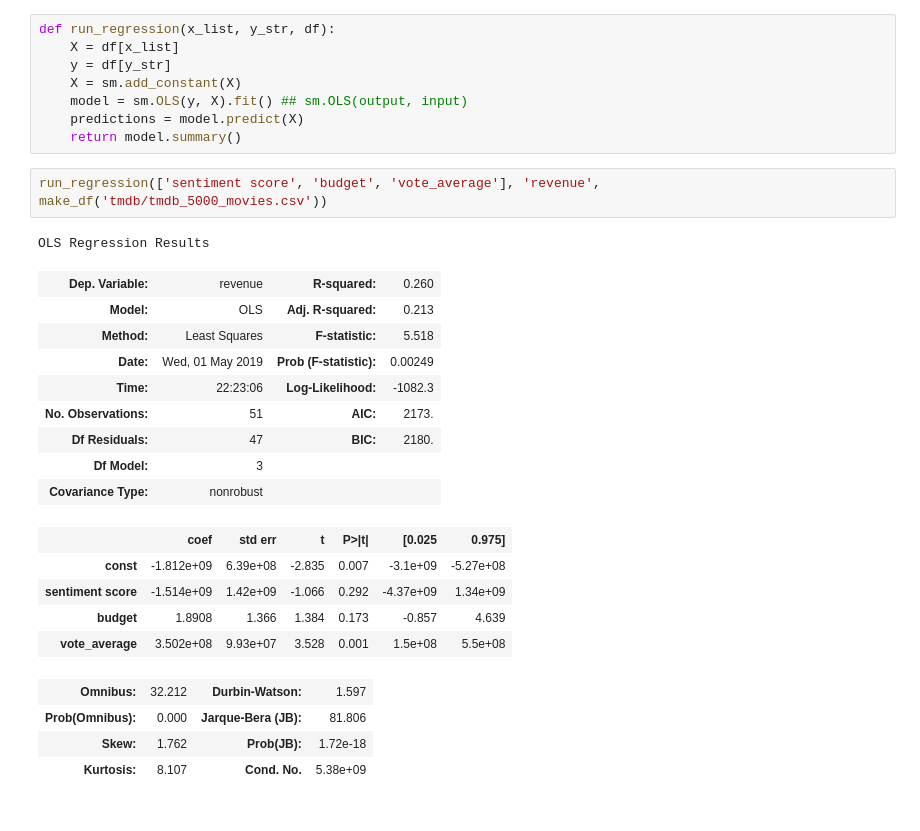
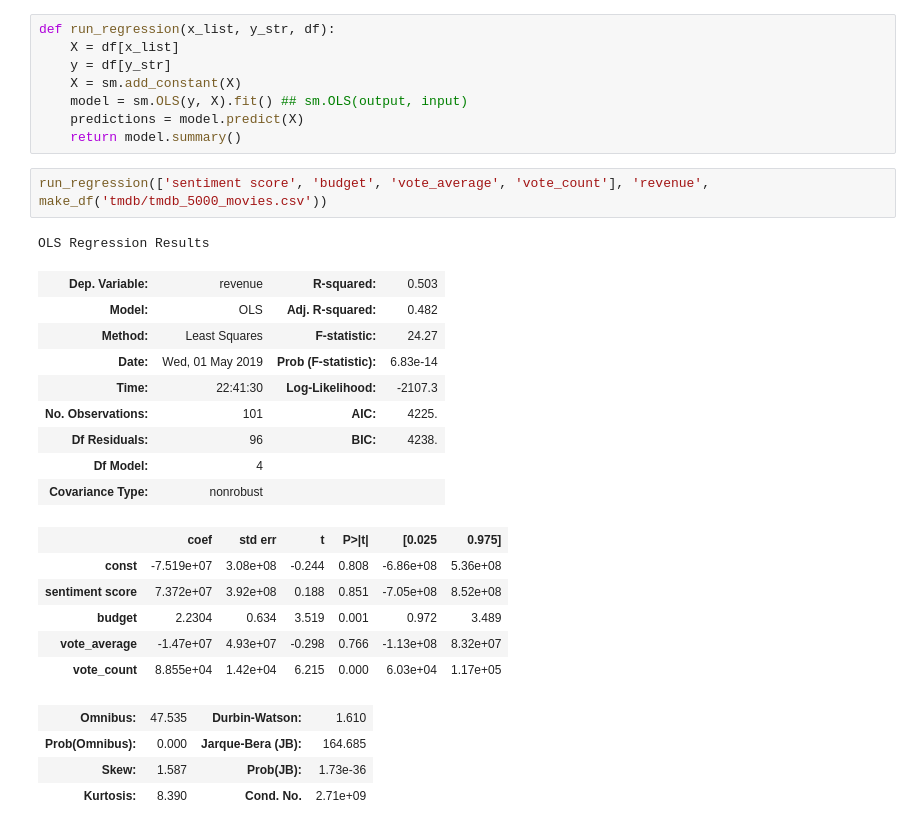
Before and after one commit to j-lei/375, a Jupyter notebook: Regression.ipynb, the cells around one changed output. Drawn from its saved outputs; the diff is of its cells as text.

```diff
--- a/Regression.ipynb
+++ b/Regression.ipynb
@@ -37,24 +37,25 @@ def run_regression(x_list, y_str, df):
     predictions = model.predict(X)
     return model.summary()
 # %%
-run_regression(['sentiment score', 'budget', 'vote_average'], 'revenue', make_df('tmdb/tmdb_5000_movies.csv'))
+run_regression(['sentiment score', 'budget', 'vote_average', 'vote_count'], 'revenue', make_df('tmdb/tmdb_5000_movies.csv'))
 # %% [output]
 OLS Regression Results
-| Dep. Variable: | revenue | R-squared: | 0.260 |
-| Model: | OLS | Adj. R-squared: | 0.213 |
-| Method: | Least Squares | F-statistic: | 5.518 |
-| Date: | Wed, 01 May 2019 | Prob (F-statistic): | 0.00249 |
-| Time: | 22:23:06 | Log-Likelihood: | -1082.3 |
-| No. Observations: | 51 | AIC: | 2173. |
-| Df Residuals: | 47 | BIC: | 2180. |
-| Df Model: | 3 |  |  |
+| Dep. Variable: | revenue | R-squared: | 0.503 |
+| Model: | OLS | Adj. R-squared: | 0.482 |
+| Method: | Least Squares | F-statistic: | 24.27 |
+| Date: | Wed, 01 May 2019 | Prob (F-statistic): | 6.83e-14 |
+| Time: | 22:41:30 | Log-Likelihood: | -2107.3 |
+| No. Observations: | 101 | AIC: | 4225. |
+| Df Residuals: | 96 | BIC: | 4238. |
+| Df Model: | 4 |  |  |
 | Covariance Type: | nonrobust |  |  |
 |  | coef | std err | t | P>|t| | [0.025 | 0.975] |
-| const | -1.812e+09 | 6.39e+08 | -2.835 | 0.007 | -3.1e+09 | -5.27e+08 |
-| sentiment score | -1.514e+09 | 1.42e+09 | -1.066 | 0.292 | -4.37e+09 | 1.34e+09 |
-| budget | 1.8908 | 1.366 | 1.384 | 0.173 | -0.857 | 4.639 |
-| vote_average | 3.502e+08 | 9.93e+07 | 3.528 | 0.001 | 1.5e+08 | 5.5e+08 |
+| const | -7.519e+07 | 3.08e+08 | -0.244 | 0.808 | -6.86e+08 | 5.36e+08 |
+| sentiment score | 7.372e+07 | 3.92e+08 | 0.188 | 0.851 | -7.05e+08 | 8.52e+08 |
+| budget | 2.2304 | 0.634 | 3.519 | 0.001 | 0.972 | 3.489 |
+| vote_average | -1.47e+07 | 4.93e+07 | -0.298 | 0.766 | -1.13e+08 | 8.32e+07 |
+| vote_count | 8.855e+04 | 1.42e+04 | 6.215 | 0.000 | 6.03e+04 | 1.17e+05 |
-| Omnibus: | 32.212 | Durbin-Watson: | 1.597 |
-| Prob(Omnibus): | 0.000 | Jarque-Bera (JB): | 81.806 |
-| Skew: | 1.762 | Prob(JB): | 1.72e-18 |
-| Kurtosis: | 8.107 | Cond. No. | 5.38e+09 |
+| Omnibus: | 47.535 | Durbin-Watson: | 1.610 |
+| Prob(Omnibus): | 0.000 | Jarque-Bera (JB): | 164.685 |
+| Skew: | 1.587 | Prob(JB): | 1.73e-36 |
+| Kurtosis: | 8.390 | Cond. No. | 2.71e+09 |
```
Also changed, not shown: 9 other files.
